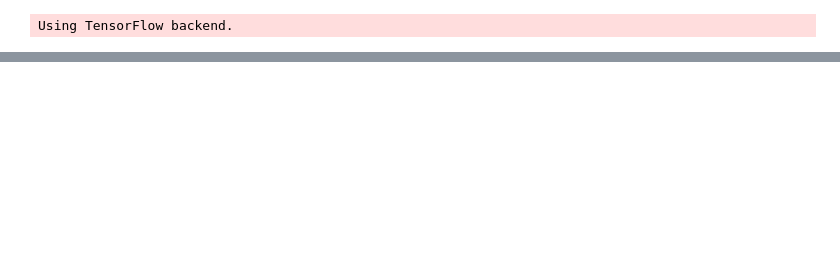
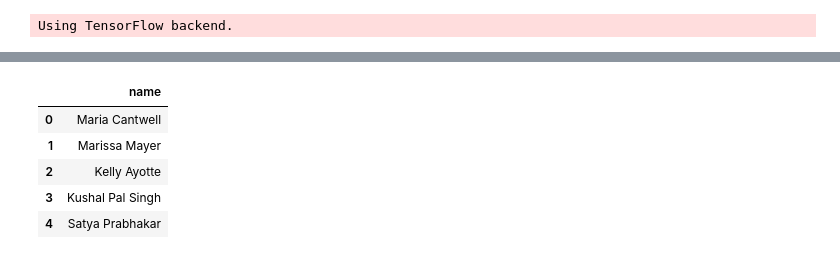
Before and after one commit to javedqadruddin/person2vec, a Jupyter notebook: notebooks/Experiments.ipynb, the cells around one changed output, grey strips where cells are left out. Cells and saved outputs as stored; diff of their text form; code cells hidden in the pictures; blank space fills up the shorter version.

```diff
--- a/notebooks/Experiments.ipynb
+++ b/notebooks/Experiments.ipynb
@@ -37,0 +56,2 @@ Name: gender, dtype: object
+# %%
+word2vec = gensim.models.KeyedVectors.load_word2vec_format('../data/GoogleNews-vectors-negative300.bin', binary=True)
@@ -38 +62,10 @@ Name: gender, dtype: object
+# %%
+def _name_not_has_vec(name):
+    try:
+        word2vec.word_vec(name.replace(' ','_'))
+        return False
+    except:
+        return True
+# %%
+truncated_name_and_gender = name_and_gender.drop([name for name in name_and_gender.keys() if _name_not_has_vec(name)])
 # %%
@@ -45,0 +93,10 @@ Name: gender, dtype: object
+# %%
+name_and_vector = pandas.DataFrame(truncated_name_and_gender.keys(), columns=['name'])
+name_and_vector.head()
+# %% [output]
+|  | name |
+| 0 | Maria Cantwell |
+| 1 | Marissa Mayer |
+| 2 | Kelly Ayotte |
+| 3 | Kushal Pal Singh |
+| 4 | Satya Prabhakar |
```
Also changed, not shown: parts of 23 cells of this notebook, 2 other files.
